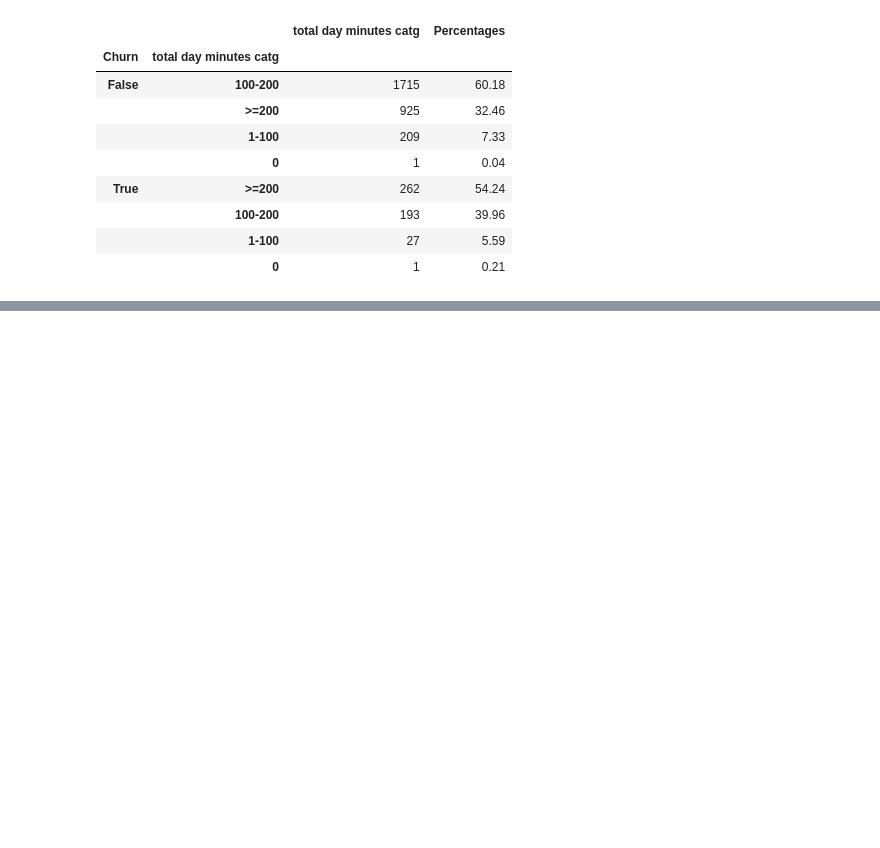
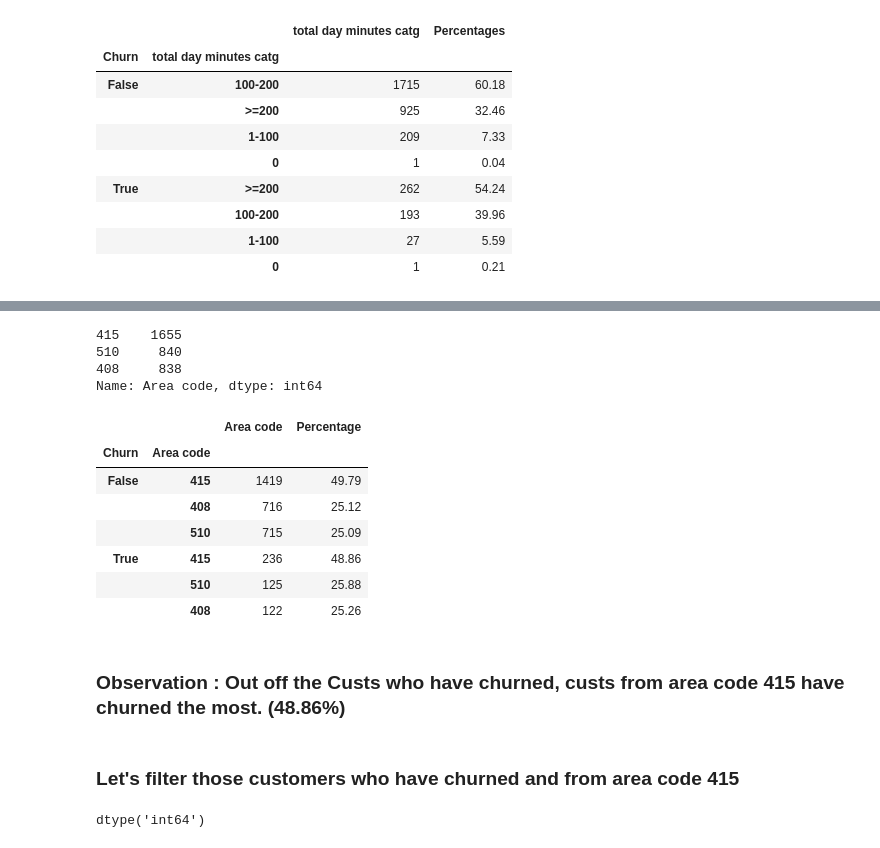
Before and after one commit to SharanKalyan/Customer_Churn_Analysis, a Jupyter notebook: Churn Prediction.ipynb, the cells around one changed output, grey strips where cells are left out. Cells and saved outputs as stored; diff of their text form; code cells hidden in the pictures; blank space fills up the shorter version.

```diff
--- a/Churn Prediction.ipynb
+++ b/Churn Prediction.ipynb
@@ -418,0 +465,26 @@ tdm_op
+# %%
+df['Area code'].value_counts()
+# %% [output]
+415    1655
+510     840
+408     838
+Name: Area code, dtype: int64
+# %%
+ac_op
+# %% [output]
+|  |  | Area code | Percentage |
+| Churn | Area code |  |  |
+| False | 415 | 1419 | 49.79 |
+|  | 408 | 716 | 25.12 |
+|  | 510 | 715 | 25.09 |
+| True | 415 | 236 | 48.86 |
+|  | 510 | 125 | 25.88 |
+|  | 408 | 122 | 25.26 |
+# %% [markdown]
+### Observation : Out off the Custs who have churned, custs from area code 415 have churned the most. (48.86%)
+# %% [markdown]
+### Let's filter those customers who have churned and from area code 415
+# %%
+df['Area code'].dtype
+# %% [output]
+dtype('int64')
```
Also changed, not shown: parts of 19 cells of this notebook.
